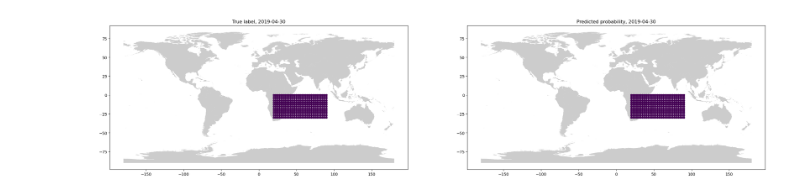
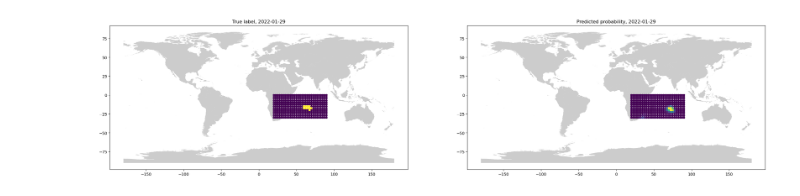
Before and after one commit to PaoloBonettiPolimi/TC, a Jupyter notebook: Paolo/Notebooks_newTarget/3.3) Plots.ipynb, the cells around one changed output. Cells and saved outputs as stored; diff of their text form; code cells hidden in the pictures.

```diff
--- a/Paolo/Notebooks_newTarget/3.3) Plots.ipynb
+++ b/Paolo/Notebooks_newTarget/3.3) Plots.ipynb
@@ -75,4 +75,4 @@ test_with_newTarget_predictions
 # %%
-plot_day(test_with_newTarget_predictions, '2019-04-30', 'predictions')
+plot_day(test_with_newTarget_predictions, '2022-01-29', 'predictions_lag0')
 # %% [output]
-[figure, old version]
+[figure, new version]
```
Also changed, not shown: parts of 1 cell of this notebook, 7 other files.
